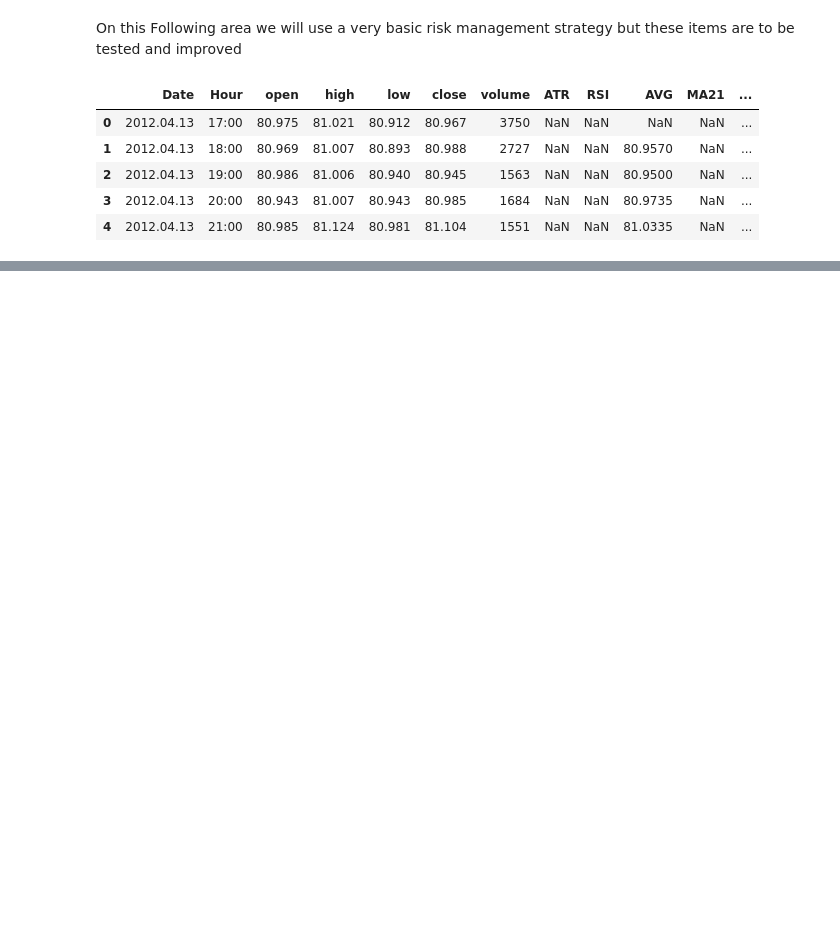
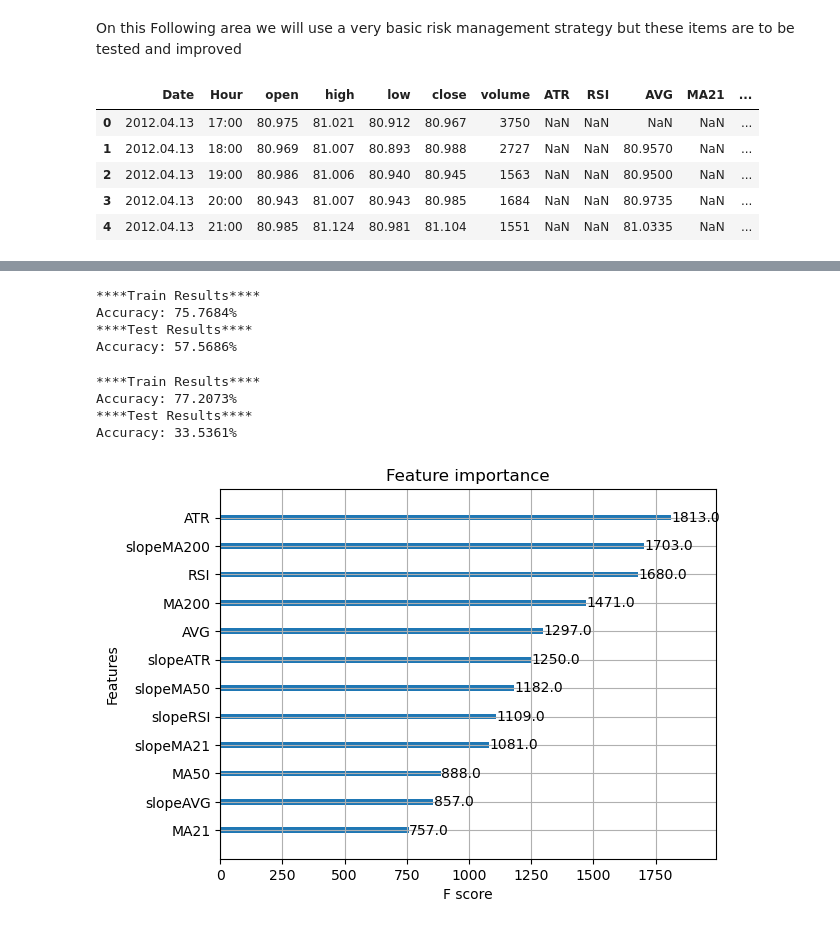
Before and after one commit to santiago1595/ML_forex, a Jupyter notebook: Python COLSAC Capital.ipynb, the cells around one changed output, grey strips where cells are left out. Drawn from its saved outputs; the diff is of its cells as text; code cells hidden in the pictures; blank space fills up the shorter version.

```diff
--- a/Python COLSAC Capital.ipynb
+++ b/Python COLSAC Capital.ipynb
@@ -143,0 +144,8 @@ Unfortunatly the results are not that good, since there is more unclear trends t
+# %%
+df_model=df_model.dropna()
+
+attributes=['ATR', 'RSI', 'AVG', 'MA21', 'MA50', 'MA200', 'slopeMA21', 'slopeMA50', 'slopeMA200', 'slopeAVG', 'slopeRSI', 'slopeATR']
+X = df_model[attributes]
+y = df_model["MyTarget"]
+
+print(X)
@@ -143,0 +206,46 @@ Unfortunatly the results are not that good, since there is more unclear trends t
+# %%
+from xgboost import XGBClassifier
+
+model = XGBClassifier()
+model.fit(X_train, y_train)
+pred_train = model.predict(X_train)
+pred_test = model.predict(X_test)
+acc_train = accuracy_score(y_train, pred_train)
+acc_test = accuracy_score(y_test, pred_test)
+print('****Train Results****')
+print("Accuracy: {:.4%}".format(acc_train))
+print('****Test Results****')
+print("Accuracy: {:.4%}".format(acc_test))
+# %% [output]
+****Train Results****
+Accuracy: 75.7684%
+****Test Results****
+Accuracy: 57.5686%
+# %%
+train_index = int(0.8 * len(X))
+X_train, X_test = X[:train_index], X[train_index:]
+y_train, y_test = y[:train_index], y[train_index:]
+
+model = XGBClassifier()
+model.fit(X_train, y_train)
+pred_train = model.predict(X_train)
+pred_test = model.predict(X_test)
+acc_train = accuracy_score(y_train, pred_train)
+acc_test = accuracy_score(y_test, pred_test)
+print('****Train Results****')
+print("Accuracy: {:.4%}".format(acc_train))
+print('****Test Results****')
+print("Accuracy: {:.4%}".format(acc_test))
+# %% [output]
+****Train Results****
+Accuracy: 77.2073%
+****Test Results****
+Accuracy: 33.5361%
+# %%
+from matplotlib import pyplot
+from xgboost import plot_importance
+#plot feature importance
+plot_importance(model)
+pyplot.show()
+# %% [output]
+[figure, added]
```
Also changed, not shown: parts of 10 cells of this notebook.
